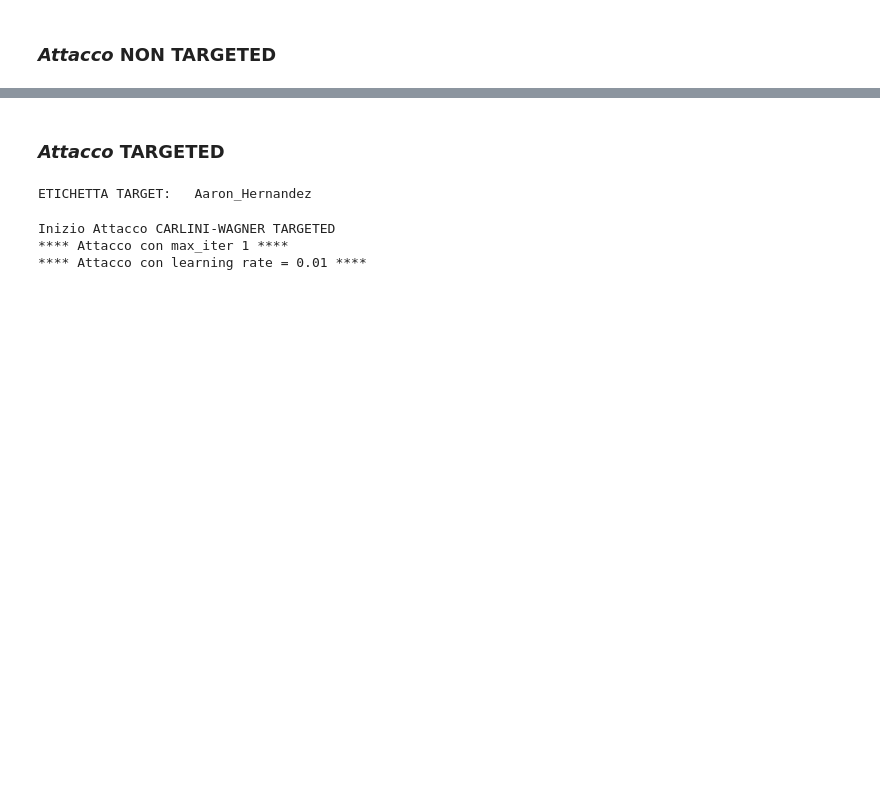
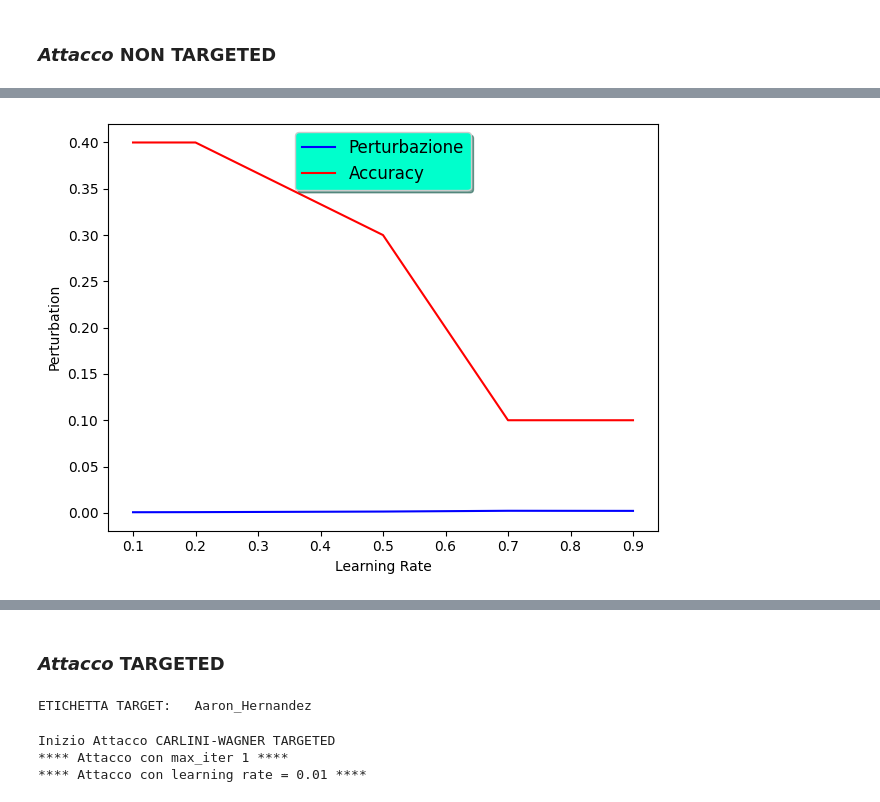
Before and after one commit to dany9999/Face_Recognition_Security, a Jupyter notebook: carlini_wagner.ipynb, the cells around one changed output, grey strips where cells are left out. Saved outputs shown, nothing was run; the diff lists cells and outputs as text; code cells hidden in the pictures; blank space fills up the shorter version.

Commit message:
[FIX] FIX CARLINI TARGETED E NON + AGGIUNTO FILE PYTHON PER LIBRERIA CUDA

```diff
--- a/carlini_wagner.ipynb
+++ b/carlini_wagner.ipynb
@@ -9,13 +9,16 @@ import os
 import re
 import numpy as np
 from matplotlib import pyplot as plt
-from facenet_pytorch import InceptionResnetV1
 from PIL import Image
 from torchvision import transforms
+import torch
 from torch.nn import CrossEntropyLoss
+import torch.nn as nn
 from art.estimators.classification import PyTorchClassifier
 import tensorflow as tf
-
-
+from matplotlib import pyplot as plt
 # Import all L-distance based attacks
 from art.attacks.evasion import CarliniL2Method, CarliniL0Method, CarliniLInfMethod
+
+device = torch.device('cuda' if torch.cuda.is_available() else 'cpu')
+print(device)
@@ -24,7 +32,7 @@ from art.attacks.evasion import CarliniL2Method, CarliniL0Method, CarliniLInfMet
 # %%
 resnet = InceptionResnetV1(pretrained='vggface2').eval()
 resnet.classify = True
-
+resnet.to(device)
 fpath = tf.keras.utils.get_file('rcmalli_vggface_labels_v2.npy',
                              "https://github.com/rcmalli/keras-vggface/releases/download/v2.0/rcmalli_vggface_labels_v2.npy",
                              cache_subdir="./")
@@ -34,6 +42,7 @@ def load_image(filename):
     img = Image.open(filename)
     rsz = img.resize((160, 160))
     tns = transforms.ToTensor()(rsz)
+    tns.to(device)
     return tns
 
 classifier = PyTorchClassifier(resnet,input_shape=[224,224], loss=CrossEntropyLoss(),nb_classes=8631) #This class implements a classifier with the PyTorch framework.
@@ -175,0 +207,8 @@ Adversarial Sample misclassificati correttamente attuale: 100.0%
+# %%
+#matrice righe = iterazione, colonne = learning rate
+print(perturbation_for_learning_rate)
+print(accuracy_for_learning_rate)
+print(len(learning_rate))
+print(len(perturbation_for_learning_rate[0]))
+learning_rate = [0.1,0.2,0.5,0.7,0.9]
+print(learning_rate)
@@ -175,0 +225,23 @@ Adversarial Sample misclassificati correttamente attuale: 100.0%
+# %%
+
+# plot accuracy/Attack strength
+
+fig, ax = plt.subplots()
+ax.plot(learning_rate, perturbation_for_learning_rate[0], 'b-', label='Perturbazione')
+ax.plot(learning_rate, accuracy_for_learning_rate[0], 'r-', label='Accuracy')
+#ax.plot(np.array(learning_rate), np.array(perturbation_for_learning_rate[1]), 'r-', label='max_iter == 2')
+#ax.plot(np.array(learning_rate), np.array(perturbation_for_learning_rate[2]), 'g-.', label='max_iter == 4')
+
+legend = ax.legend(loc='upper center', shadow=True, fontsize='large')
+legend.get_frame().set_facecolor('#00FFCC')
+
+plt.ylabel('Perturbation')
+plt.xlabel('Learning Rate')
+
+
+
+plt.tight_layout()
+
+plt.show()
+# %% [output]
+[figure, added]
```
Also changed, not shown: parts of 11 cells of this notebook, 1 other file.
